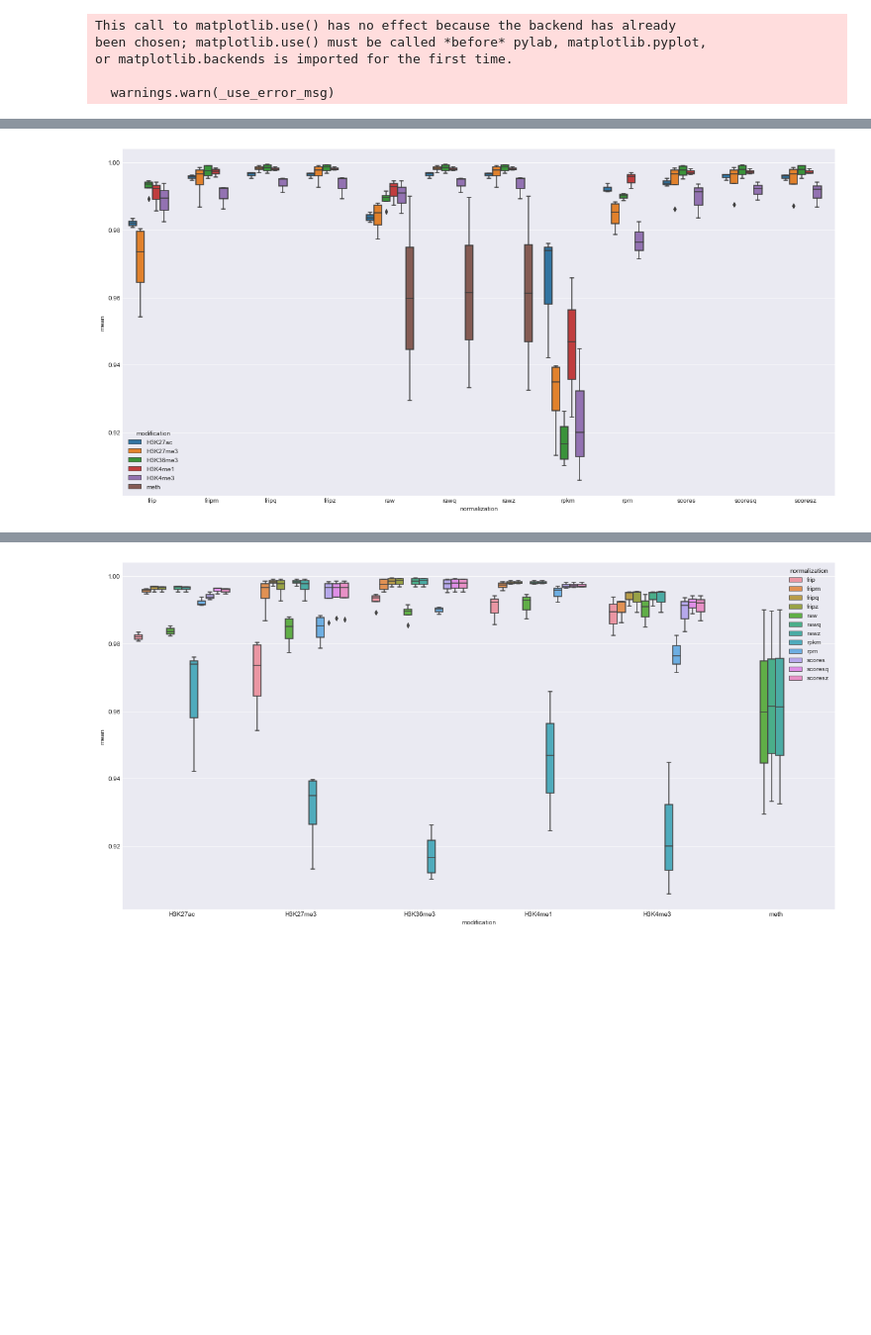
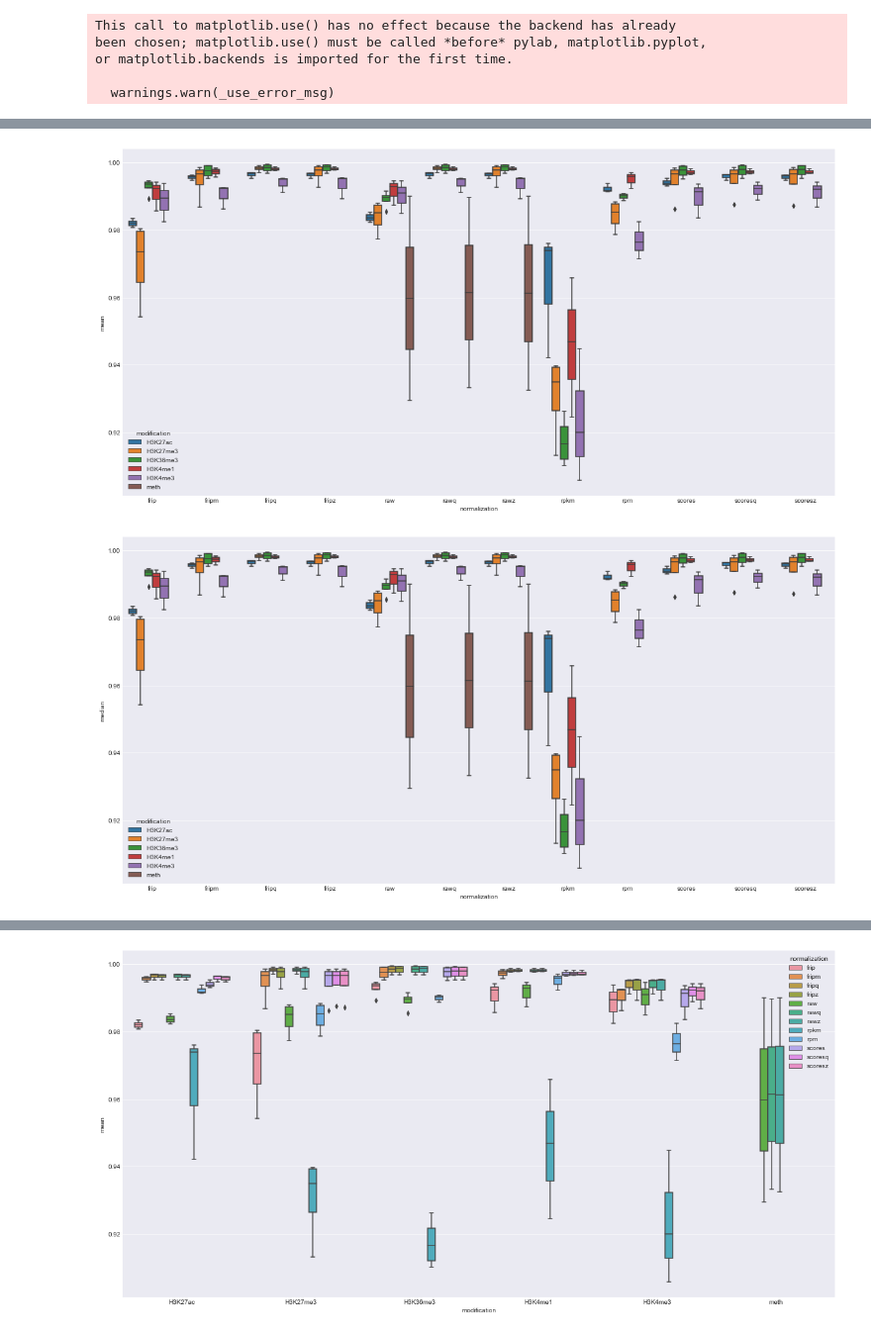
Before and after one commit to JetBrains-Research/washu, a Jupyter notebook: downstream/notebooks/Signal Normalization R2.ipynb, the cells around one changed output, grey strips where cells are left out. Shown at 99% size. Saved outputs shown, nothing was run; the diff lists cells and outputs as text; code cells hidden in the pictures; blank space fills up the shorter version.

```diff
--- a/downstream/notebooks/Signal Normalization R2.ipynb
+++ b/downstream/notebooks/Signal Normalization R2.ipynb
@@ -97,7 +124,9 @@ plt.show()
 # %%
-plt.figure(figsize=(20,10))
-ax = sns.boxplot(data=df, y="mean", hue="modification", x="normalization")
-plt.show()
+for metric in ["mean", "median"]:
+    plt.figure(figsize=(20,10))
+    ax = sns.boxplot(data=df, y=metric, hue="modification", x="normalization")
+    plt.show()
 # %% [output]
 [figure]
+[figure, added]
 # %%
```
Also changed, not shown: parts of 8 cells of this notebook, 1 other file.
